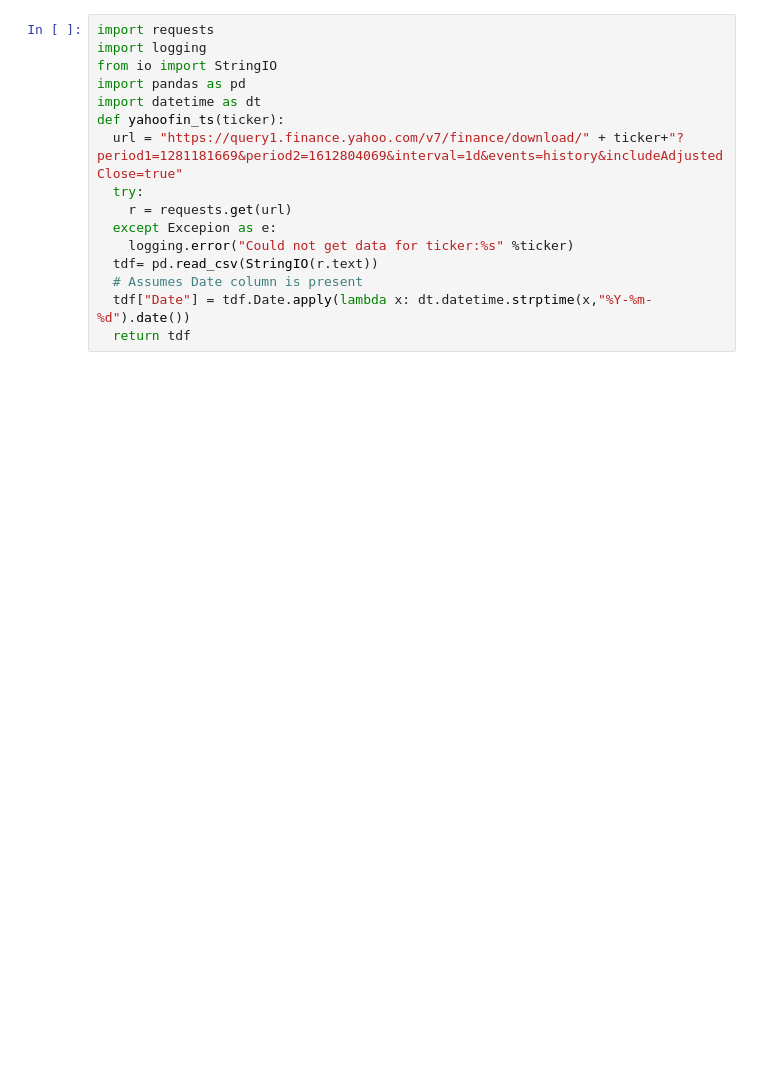
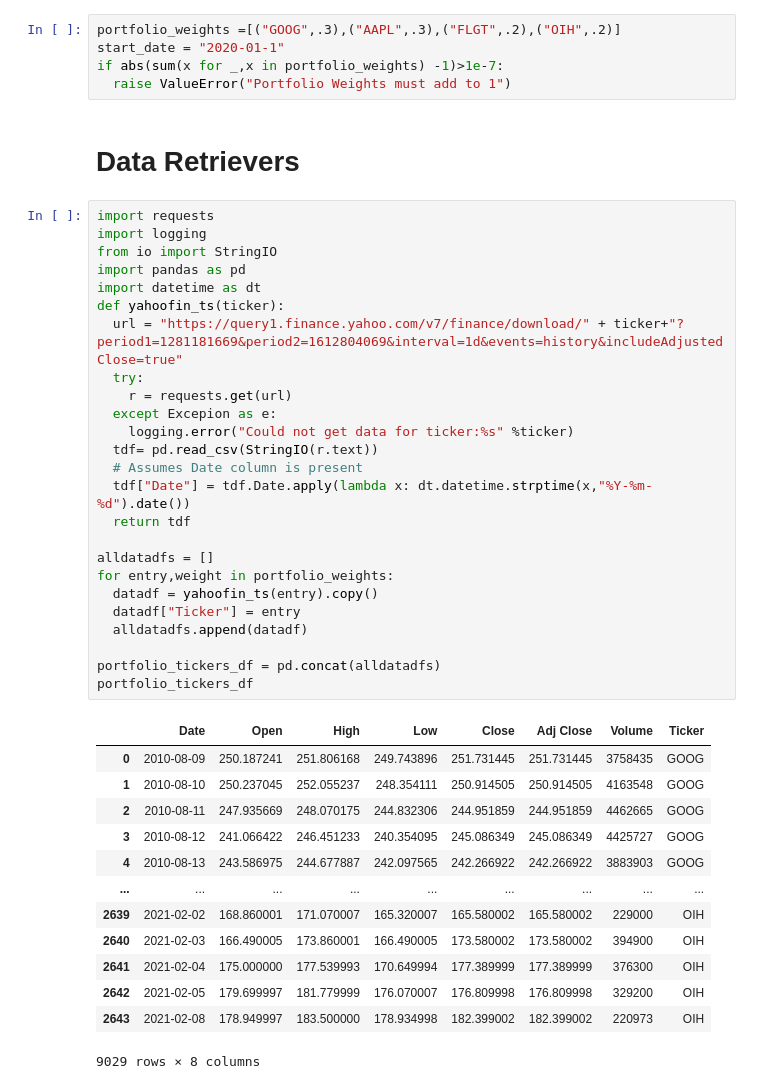
Before and after one commit to anuragr81/pioneers, a Jupyter notebook: Show_Portfolio.ipynb, the cells around one changed output. Saved outputs shown, nothing was run; the diff lists cells and outputs as text; blank space fills up the shorter version.

```diff
--- a/Show_Portfolio.ipynb
+++ b/Show_Portfolio.ipynb
@@ -5,16 +5,46 @@ Started
+# %%
+portfolio_weights =[("GOOG",.3),("AAPL",.3),("FLGT",.2),("OIH",.2)]
+start_date = "2020-01-1"
+if abs(sum(x for _,x in portfolio_weights) -1)>1e-7:
+  raise ValueError("Portfolio Weights must add to 1")
+# %% [markdown]
+# Data Retrievers
 # %%
 import requests
 import logging
 from io import StringIO
 import pandas as pd
 import datetime as dt
 def yahoofin_ts(ticker):
   url = "https://query1.finance.yahoo.com/v7/finance/download/" + ticker+"?period1=1281181669&period2=1612804069&interval=1d&events=history&includeAdjustedClose=true"
   try:
     r = requests.get(url)
   except Excepion as e:
     logging.error("Could not get data for ticker:%s" %ticker)
   tdf= pd.read_csv(StringIO(r.text))
   # Assumes Date column is present
   tdf["Date"] = tdf.Date.apply(lambda x: dt.datetime.strptime(x,"%Y-%m-%d").date())
   return tdf
+
+alldatadfs = []
+for entry,weight in portfolio_weights:
+  datadf = yahoofin_ts(entry).copy()
+  datadf["Ticker"] = entry
+  alldatadfs.append(datadf)
+
+portfolio_tickers_df = pd.concat(alldatadfs)
+portfolio_tickers_df
+# %% [output]
+|  | Date | Open | High | Low | Close | Adj Close | Volume | Ticker |
+| 0 | 2010-08-09 | 250.187241 | 251.806168 | 249.743896 | 251.731445 | 251.731445 | 3758435 | GOOG |
+| 1 | 2010-08-10 | 250.237045 | 252.055237 | 248.354111 | 250.914505 | 250.914505 | 4163548 | GOOG |
+| 2 | 2010-08-11 | 247.935669 | 248.070175 | 244.832306 | 244.951859 | 244.951859 | 4462665 | GOOG |
+| 3 | 2010-08-12 | 241.066422 | 246.451233 | 240.354095 | 245.086349 | 245.086349 | 4425727 | GOOG |
+| 4 | 2010-08-13 | 243.586975 | 244.677887 | 242.097565 | 242.266922 | 242.266922 | 3883903 | GOOG |
+| ... | ... | ... | ... | ... | ... | ... | ... | ... |
+| 2639 | 2021-02-02 | 168.860001 | 171.070007 | 165.320007 | 165.580002 | 165.580002 | 229000 | OIH |
+| 2640 | 2021-02-03 | 166.490005 | 173.860001 | 166.490005 | 173.580002 | 173.580002 | 394900 | OIH |
+| 2641 | 2021-02-04 | 175.000000 | 177.539993 | 170.649994 | 177.389999 | 177.389999 | 376300 | OIH |
+| 2642 | 2021-02-05 | 179.699997 | 181.779999 | 176.070007 | 176.809998 | 176.809998 | 329200 | OIH |
+| 2643 | 2021-02-08 | 178.949997 | 183.500000 | 178.934998 | 182.399002 | 182.399002 | 220973 | OIH |
+9029 rows × 8 columns
```
Also changed, not shown: parts of 7 cells of this notebook.
